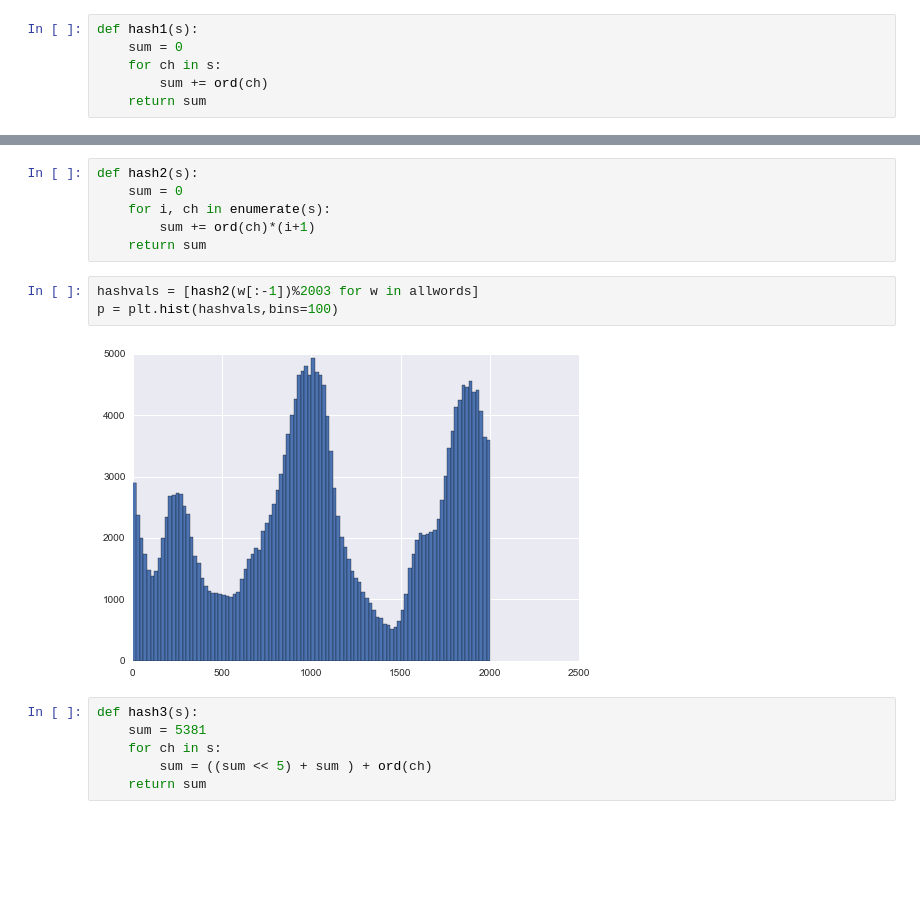
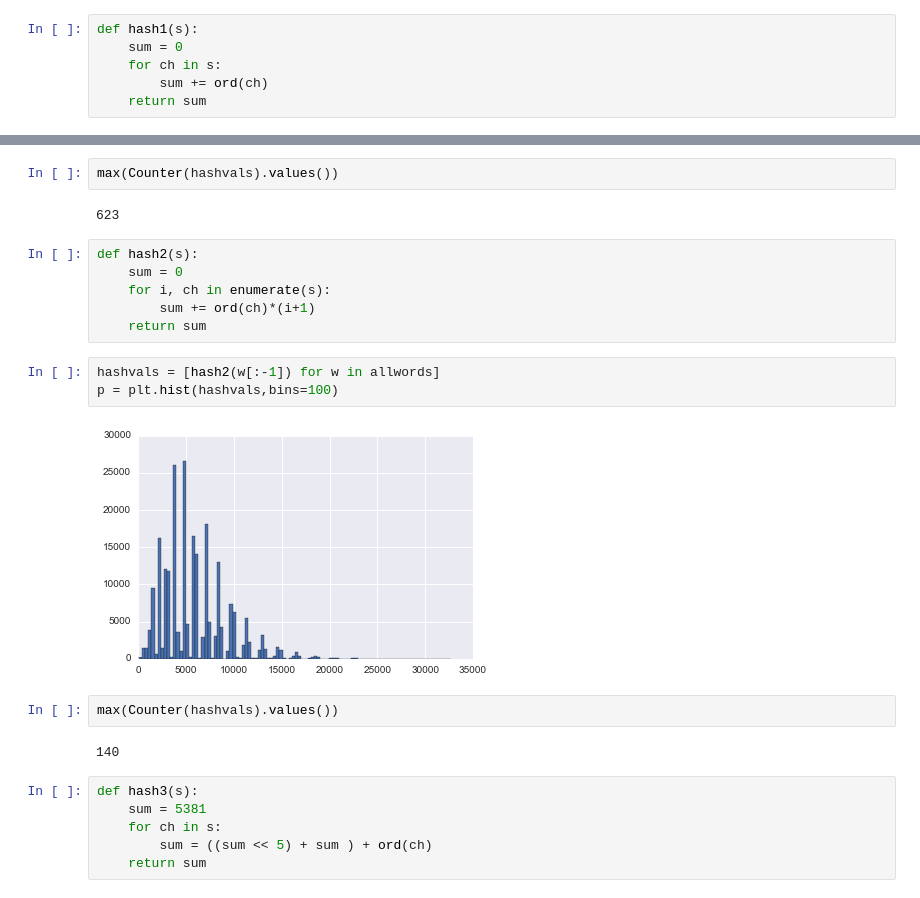
Before and after one commit to bnmnetp/CS160, a Jupyter notebook: 10_Hashing/hashcompare.ipynb, the cells around one changed output, grey strips where cells are left out. Cells and saved outputs as stored; diff of their text form; blank space fills up the shorter version.

```diff
--- a/10_Hashing/hashcompare.ipynb
+++ b/10_Hashing/hashcompare.ipynb
@@ -28,3 +28,7 @@ p = plt.hist(hashvals,bins=100)
+# %%
+max(Counter(hashvals).values())
+# %% [output]
+623
 # %%
 def hash2(s):
     sum = 0
@@ -32,10 +36,14 @@ def hash2(s):
         sum += ord(ch)*(i+1)
     return sum
 # %%
-hashvals = [hash2(w[:-1])%2003 for w in allwords]
+hashvals = [hash2(w[:-1]) for w in allwords]
 p = plt.hist(hashvals,bins=100)
 # %% [output]
-[figure, old version]
+[figure, new version]
+# %%
+max(Counter(hashvals).values())
+# %% [output]
+140
 # %%
 def hash3(s):
     sum = 5381
```
Also changed, not shown: parts of 6 cells of this notebook.
